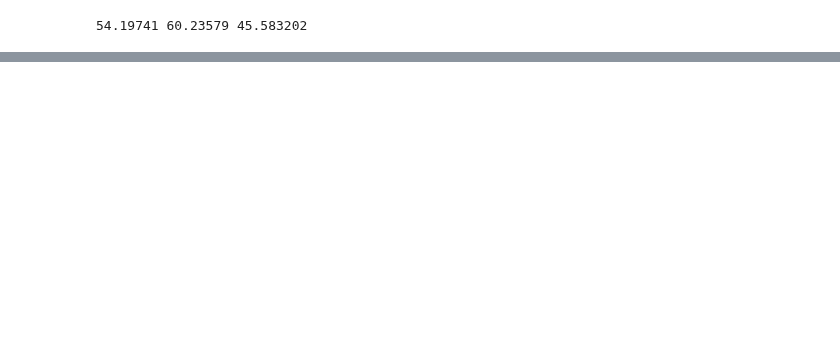
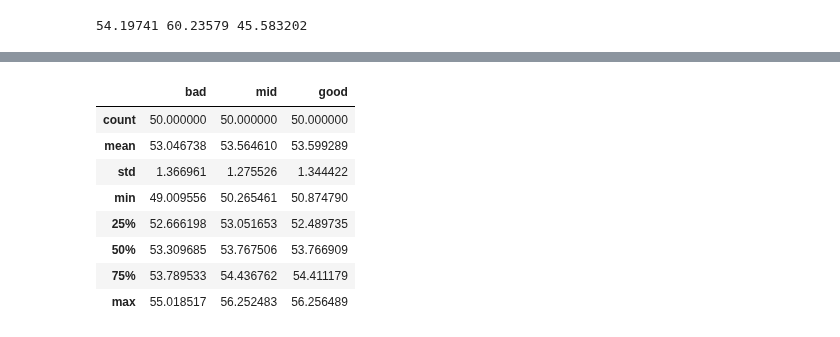
Before and after one commit to gustavo-cornejo/RecSist-Proyecto, a Jupyter notebook: win_rate_prediction.ipynb, the cells around one changed output, grey strips where cells are left out. Saved outputs shown, nothing was run; the diff lists cells and outputs as text; code cells hidden in the pictures; blank space fills up the shorter version.

```diff
--- a/win_rate_prediction.ipynb
+++ b/win_rate_prediction.ipynb
@@ -285,0 +369,51 @@ model.save("win_rate_NN.keras")
+# %%
+poor_wr = []
+medium_wr = []
+good_wr = []
+model = keras.models.load_model("win_rate_NNv2.keras")
+for i in range(50):
+    subdata = data[data['wr']<52]
+    mazo_gen_num = subdata.iloc[i][[f'card_{j}' for j in range(30)]] #if i!=np.int64(2836) else np.random.sample(total_cards2)
+    mazo_gen_num  = pd.DataFrame(mazo_gen_num).transpose().reset_index().drop(columns=["index"])
+    mazo_gen_num
+    mazo_gen_cat1 = pd.DataFrame([{"hero":data.iloc[i]['hero']}])
+    mazo_gen_cat2 = pd.DataFrame([{"craft_cost":subdata.iloc[i]['dust']}])
+    encoded_categorical = encoder.transform(mazo_gen_cat1)
+    encoded_df = pd.DataFrame(encoded_categorical, columns=encoder.get_feature_names_out())
+    final_df = pd.concat([mazo_gen_cat2,mazo_gen_num, encoded_df], axis=1).rename(columns={"craft_cost":"dust"})
+    poor_wr.append(model.predict(final_df,verbose=None)[0][0])
+    subdata = data[data['wr']<57]
+    subdata = subdata[subdata['wr']>52]
+    mazo_gen_num = subdata.iloc[i][[f'card_{j}' for j in range(30)]] #if i!=np.int64(2836) else np.random.sample(total_cards2)
+    mazo_gen_num  = pd.DataFrame(mazo_gen_num).transpose().reset_index().drop(columns=["index"])
+    mazo_gen_num
+    mazo_gen_cat1 = pd.DataFrame([{"hero":subdata.iloc[i]['hero']}])
+    mazo_gen_cat2 = pd.DataFrame([{"craft_cost":subdata.iloc[i]['dust']}])
+    encoded_categorical = encoder.transform(mazo_gen_cat1)
+    encoded_df = pd.DataFrame(encoded_categorical, columns=encoder.get_feature_names_out())
+    final_df = pd.concat([mazo_gen_cat2,mazo_gen_num, encoded_df], axis=1).rename(columns={"craft_cost":"dust"})
+    medium_wr.append(model.predict(final_df,verbose=None)[0][0])
+    subdata = data[data['wr']>57]
+    mazo_gen_num = subdata.iloc[i][[f'card_{j}' for j in range(30)]] #if i!=np.int64(2836) else np.random.sample(total_cards2)
+    mazo_gen_num  = pd.DataFrame(mazo_gen_num).transpose().reset_index().drop(columns=["index"])
+    mazo_gen_num
+    mazo_gen_cat1 = pd.DataFrame([{"hero":subdata.iloc[i]['hero']}])
+    mazo_gen_cat2 = pd.DataFrame([{"craft_cost":subdata.iloc[i]['dust']}])
+    encoded_categorical = encoder.transform(mazo_gen_cat1)
+    encoded_df = pd.DataFrame(encoded_categorical, columns=encoder.get_feature_names_out())
+    final_df = pd.concat([mazo_gen_cat2,mazo_gen_num, encoded_df], axis=1).rename(columns={"craft_cost":"dust"})
+    good_wr.append(model.predict(final_df,verbose=None)[0][0])
+# %%
+wr_pred = pd.DataFrame({"bad":poor_wr,"mid":medium_wr,"good":good_wr})
+# %%
+wr_pred.describe()
+# %% [output]
+|  | bad | mid | good |
+| count | 50.000000 | 50.000000 | 50.000000 |
+| mean | 53.046738 | 53.564610 | 53.599289 |
+| std | 1.366961 | 1.275526 | 1.344422 |
+| min | 49.009556 | 50.265461 | 50.874790 |
+| 25% | 52.666198 | 53.051653 | 52.489735 |
+| 50% | 53.309685 | 53.767506 | 53.766909 |
+| 75% | 53.789533 | 54.436762 | 54.411179 |
+| max | 55.018517 | 56.252483 | 56.256489 |
```
Also changed, not shown: parts of 14 cells of this notebook, 2 other files.
